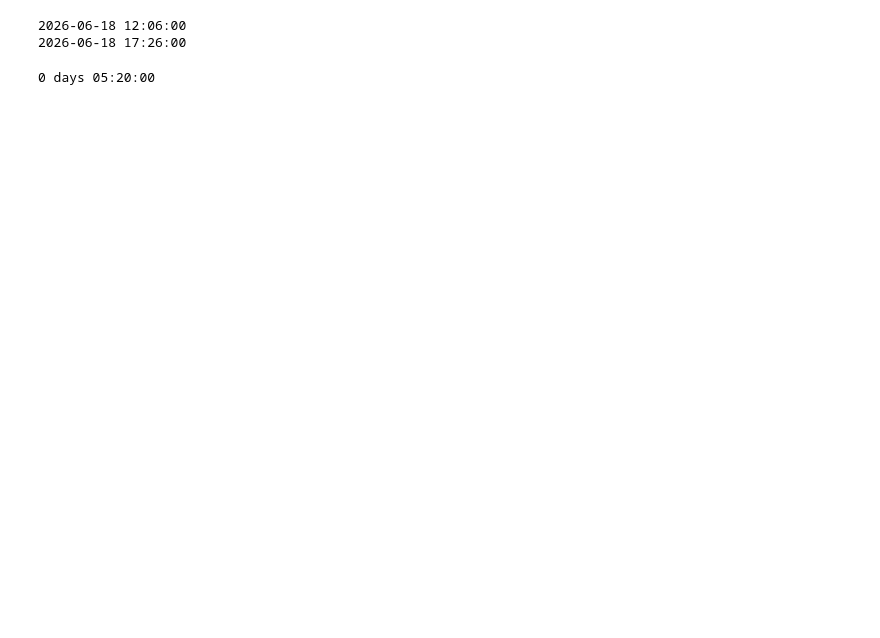
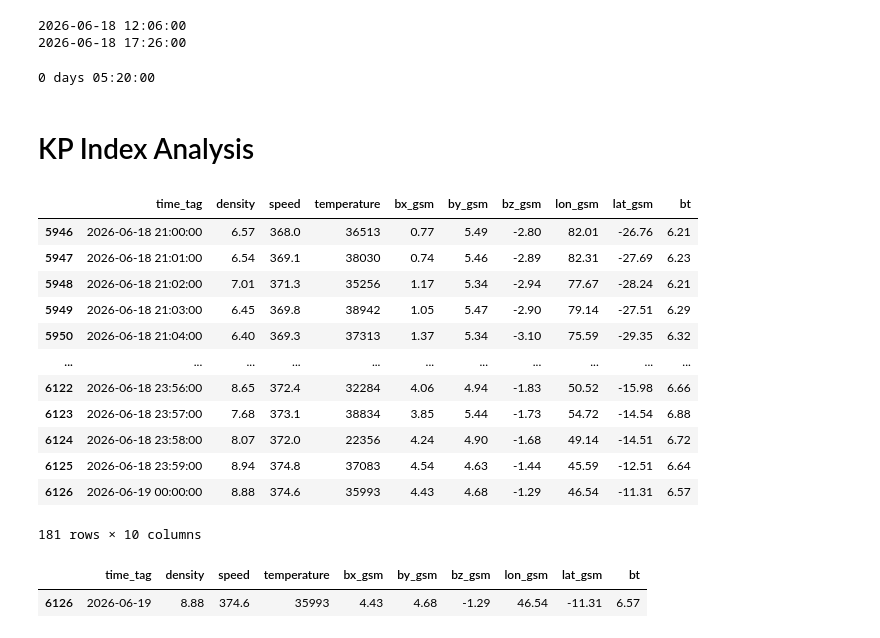
Before and after one commit to manasstark/space-weather-dashboard, a Jupyter notebook: notebooks/NOAA_Imf_data_analysis.ipynb, the cells around one changed output. Cells and saved outputs as stored; diff of their text form; code cells hidden in the pictures; blank space fills up the shorter version.

Commit message:
Completed Kp index analysis and Sun_Earth coupling study

```diff
--- a/notebooks/NOAA_Imf_data_analysis.ipynb
+++ b/notebooks/NOAA_Imf_data_analysis.ipynb
@@ -384,3 +384,32 @@ duration = end_time - start_time
 print(duration)
 # %% [output]
 0 days 05:20:00
+# %% [markdown]
+# KP Index Analysis
+# %%
+merged_df[
+    (merged_df["time_tag"] >= "2026-06-18 21:00")
+    &
+    (merged_df["time_tag"] <= "2026-06-19 00:00")
+]
+# %% [output]
+|  | time_tag | density | speed | temperature | bx_gsm | by_gsm | bz_gsm | lon_gsm | lat_gsm | bt |
+| 5946 | 2026-06-18 21:00:00 | 6.57 | 368.0 | 36513 | 0.77 | 5.49 | -2.80 | 82.01 | -26.76 | 6.21 |
+| 5947 | 2026-06-18 21:01:00 | 6.54 | 369.1 | 38030 | 0.74 | 5.46 | -2.89 | 82.31 | -27.69 | 6.23 |
+| 5948 | 2026-06-18 21:02:00 | 7.01 | 371.3 | 35256 | 1.17 | 5.34 | -2.94 | 77.67 | -28.24 | 6.21 |
+| 5949 | 2026-06-18 21:03:00 | 6.45 | 369.8 | 38942 | 1.05 | 5.47 | -2.90 | 79.14 | -27.51 | 6.29 |
+| 5950 | 2026-06-18 21:04:00 | 6.40 | 369.3 | 37313 | 1.37 | 5.34 | -3.10 | 75.59 | -29.35 | 6.32 |
+| ... | ... | ... | ... | ... | ... | ... | ... | ... | ... | ... |
+| 6122 | 2026-06-18 23:56:00 | 8.65 | 372.4 | 32284 | 4.06 | 4.94 | -1.83 | 50.52 | -15.98 | 6.66 |
+| 6123 | 2026-06-18 23:57:00 | 7.68 | 373.1 | 38834 | 3.85 | 5.44 | -1.73 | 54.72 | -14.54 | 6.88 |
+| 6124 | 2026-06-18 23:58:00 | 8.07 | 372.0 | 22356 | 4.24 | 4.90 | -1.68 | 49.14 | -14.51 | 6.72 |
+| 6125 | 2026-06-18 23:59:00 | 8.94 | 374.8 | 37083 | 4.54 | 4.63 | -1.44 | 45.59 | -12.51 | 6.64 |
+| 6126 | 2026-06-19 00:00:00 | 8.88 | 374.6 | 35993 | 4.43 | 4.68 | -1.29 | 46.54 | -11.31 | 6.57 |
+181 rows × 10 columns
+# %%
+merged_df.loc[
+    merged_df["time_tag"] == "2026-06-19 00:00:00"
+]
+# %% [output]
+|  | time_tag | density | speed | temperature | bx_gsm | by_gsm | bz_gsm | lon_gsm | lat_gsm | bt |
+| 6126 | 2026-06-19 | 8.88 | 374.6 | 35993 | 4.43 | 4.68 | -1.29 | 46.54 | -11.31 | 6.57 |
```
Also changed, not shown: parts of 24 cells of this notebook, 3 other files.
